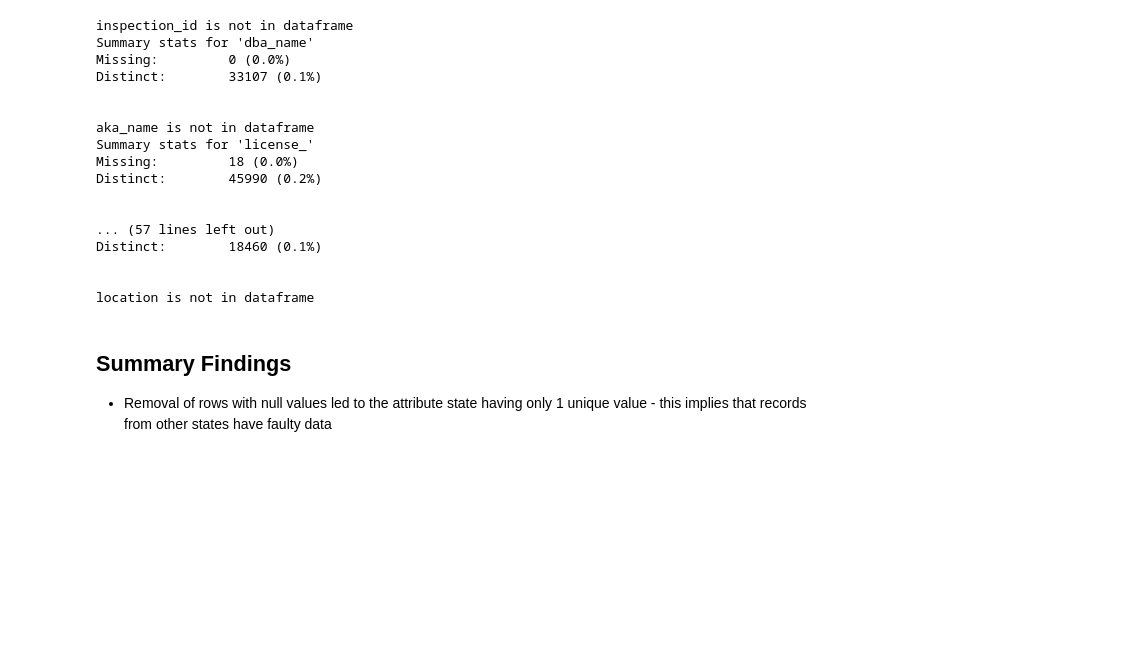
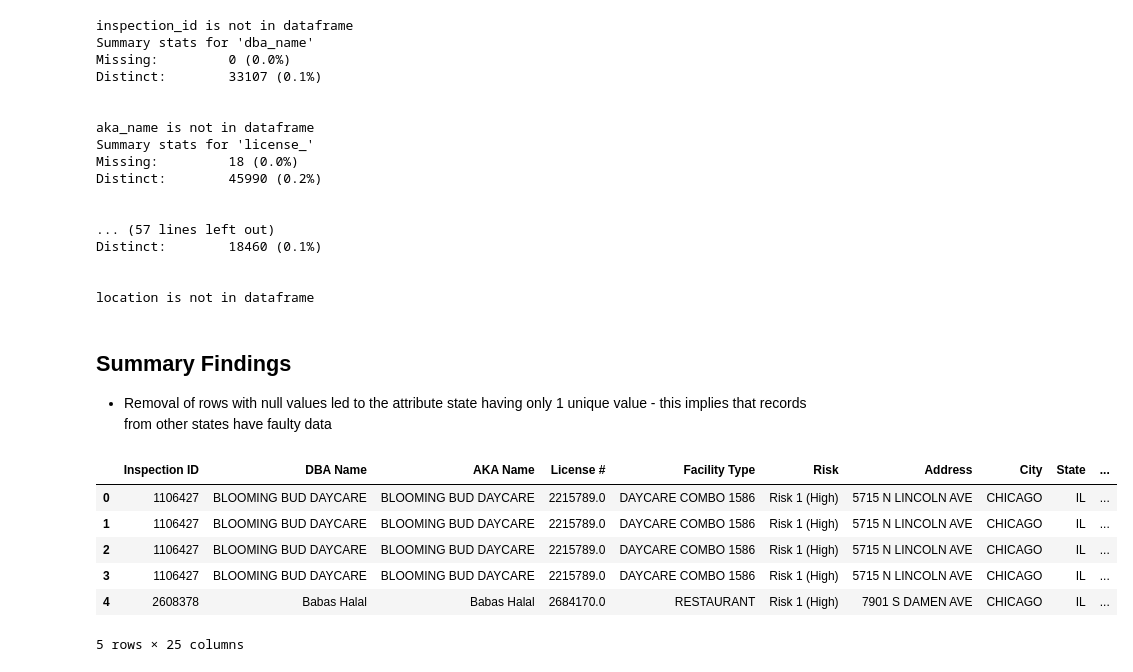
Before and after one commit to leonswl/ntu-msds-sd6104, a Jupyter notebook: notebooks/leon/leon_eda.ipynb, the cells around one changed output. Drawn from its saved outputs; the diff is of its cells as text; code cells hidden in the pictures; blank space fills up the shorter version.

```diff
--- a/notebooks/leon/leon_eda.ipynb
+++ b/notebooks/leon/leon_eda.ipynb
@@ -283,0 +329,12 @@ location is not in dataframe
+# %%
+file_path = "../../data/Food_Inspections_Violations_Expanded_with_cleandata.csv"
+df = pd.read_csv(file_path, header=[0])
+df.head()
+# %% [output]
+|  | Inspection ID | DBA Name | AKA Name | License # | Facility Type | Risk | Address | City | State | ... |
+| 0 | 1106427 | BLOOMING BUD DAYCARE | BLOOMING BUD DAYCARE | 2215789.0 | DAYCARE COMBO 1586 | Risk 1 (High) | 5715 N LINCOLN AVE | CHICAGO | IL | ... |
+| 1 | 1106427 | BLOOMING BUD DAYCARE | BLOOMING BUD DAYCARE | 2215789.0 | DAYCARE COMBO 1586 | Risk 1 (High) | 5715 N LINCOLN AVE | CHICAGO | IL | ... |
+| 2 | 1106427 | BLOOMING BUD DAYCARE | BLOOMING BUD DAYCARE | 2215789.0 | DAYCARE COMBO 1586 | Risk 1 (High) | 5715 N LINCOLN AVE | CHICAGO | IL | ... |
+| 3 | 1106427 | BLOOMING BUD DAYCARE | BLOOMING BUD DAYCARE | 2215789.0 | DAYCARE COMBO 1586 | Risk 1 (High) | 5715 N LINCOLN AVE | CHICAGO | IL | ... |
+| 4 | 2608378 | Babas Halal | Babas Halal | 2684170.0 | RESTAURANT | Risk 1 (High) | 7901 S DAMEN AVE | CHICAGO | IL | ... |
+5 rows × 25 columns
```
Also changed, not shown: parts of 19 cells of this notebook, 6 other files.
